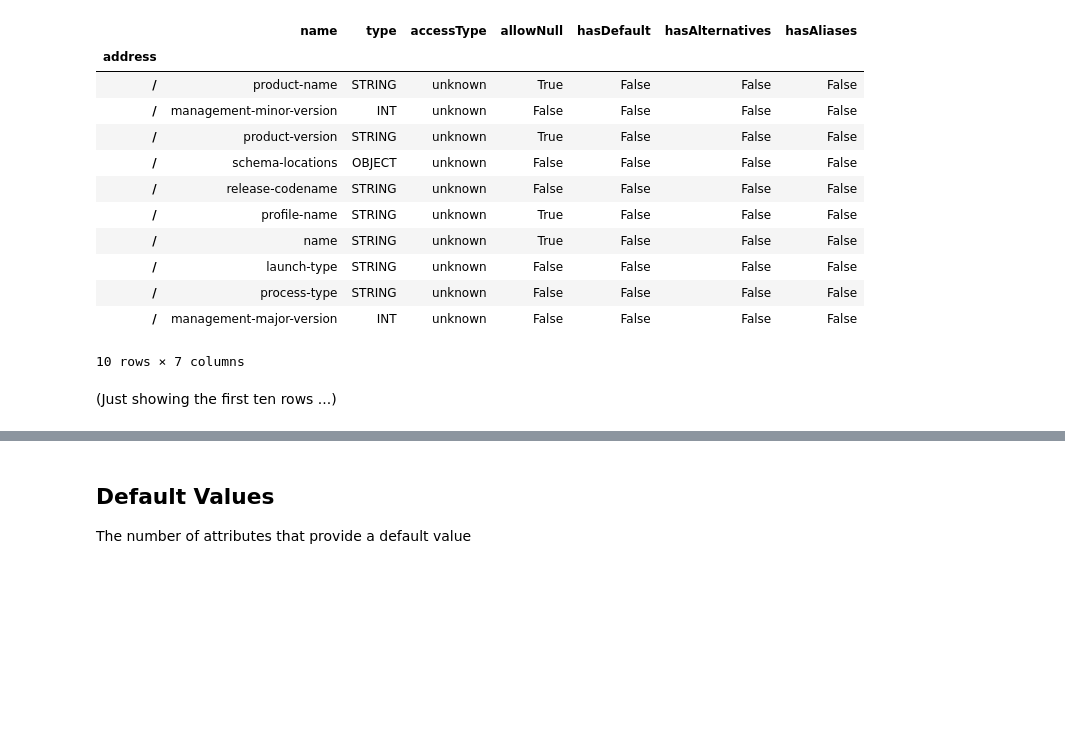
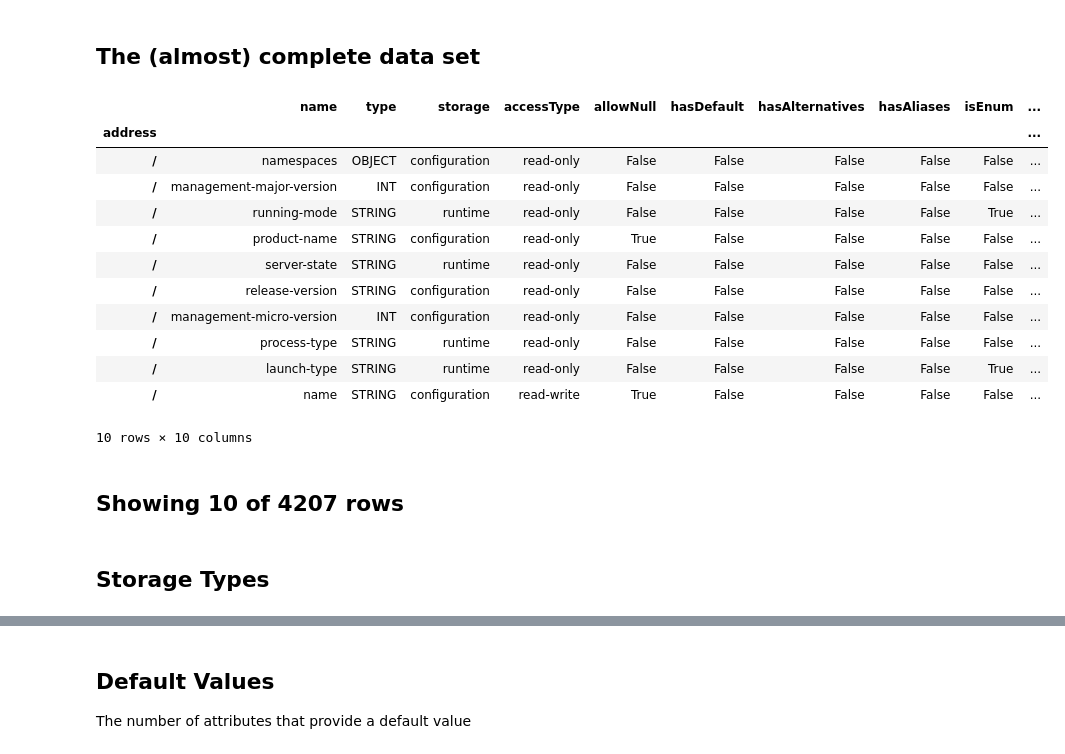
Before and after one commit to hal/dmr.analytics, a Jupyter notebook: notebooks/AttributeMetaData.ipynb, the cells around one changed output, grey strips where cells are left out. Cells and saved outputs as stored; diff of their text form; code cells hidden in the pictures; blank space fills up the shorter version.

```diff
--- a/notebooks/AttributeMetaData.ipynb
+++ b/notebooks/AttributeMetaData.ipynb
@@ -6,23 +7,30 @@ import matplotlib.pyplot as plt
 # some diplay options
 pd.set_option('display.max_colwidth', 500)
 pd.set_option('display.width', 1024)
+# %% [markdown]
+## The (almost) complete data set
 # %%
-imported = pd.read_csv('output/attributes-2014.07.07-09.16.17.csv', index_col=0)
+imported = pd.read_csv('../output/attributes-2014.07.08-11.10.21.csv', index_col=0)
 df = imported.sort(ascending=[0])
 df[:10]
 # %% [output]
-|  | name | type | accessType | allowNull | hasDefault | hasAlternatives | hasAliases |
-| address |  |  |  |  |  |  |  |
-| / | product-name | STRING | unknown | True | False | False | False |
-| / | management-minor-version | INT | unknown | False | False | False | False |
-| / | product-version | STRING | unknown | True | False | False | False |
-| / | schema-locations | OBJECT | unknown | False | False | False | False |
-| / | release-codename | STRING | unknown | False | False | False | False |
-| / | profile-name | STRING | unknown | True | False | False | False |
-| / | name | STRING | unknown | True | False | False | False |
-| / | launch-type | STRING | unknown | False | False | False | False |
-| / | process-type | STRING | unknown | False | False | False | False |
-| / | management-major-version | INT | unknown | False | False | False | False |
+|  | name | type | storage | accessType | allowNull | hasDefault | hasAlternatives | hasAliases | isEnum | ... |
+| address |  |  |  |  |  |  |  |  |  | ... |
+| / | namespaces | OBJECT | configuration | read-only | False | False | False | False | False | ... |
+| / | management-major-version | INT | configuration | read-only | False | False | False | False | False | ... |
+| / | running-mode | STRING | runtime | read-only | False | False | False | False | True | ... |
+| / | product-name | STRING | configuration | read-only | True | False | False | False | False | ... |
+| / | server-state | STRING | runtime | read-only | False | False | False | False | False | ... |
+| / | release-version | STRING | configuration | read-only | False | False | False | False | False | ... |
+| / | management-micro-version | INT | configuration | read-only | False | False | False | False | False | ... |
+| / | process-type | STRING | runtime | read-only | False | False | False | False | False | ... |
+| / | launch-type | STRING | runtime | read-only | False | False | False | False | True | ... |
+| / | name | STRING | configuration | read-write | True | False | False | False | False | ... |
-10 rows × 7 columns
+10 rows × 10 columns
-# %% [markdown]
-(Just showing the first ten rows ...)
+# %%
+total = df['name'].count()
+h = HTML("<h2>Showing 10 of "+str(total)+" rows</h2>"); h
+# %% [output]
+Showing 10 of 4207 rows
+# %% [markdown]
+## Storage Types
```
Also changed, not shown: parts of 21 cells of this notebook, 4 other files.
